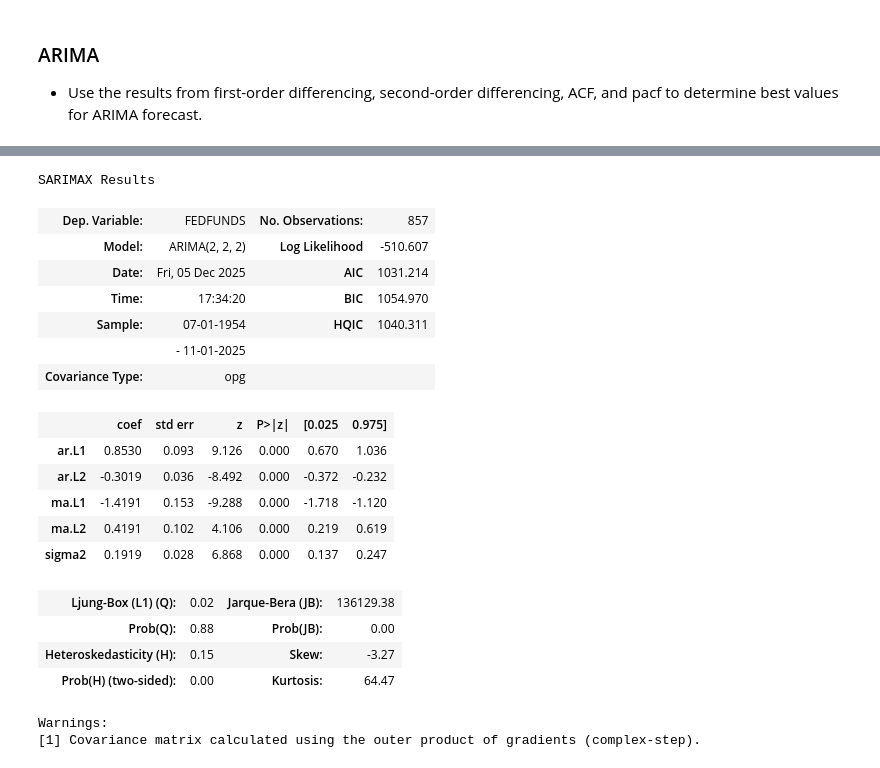
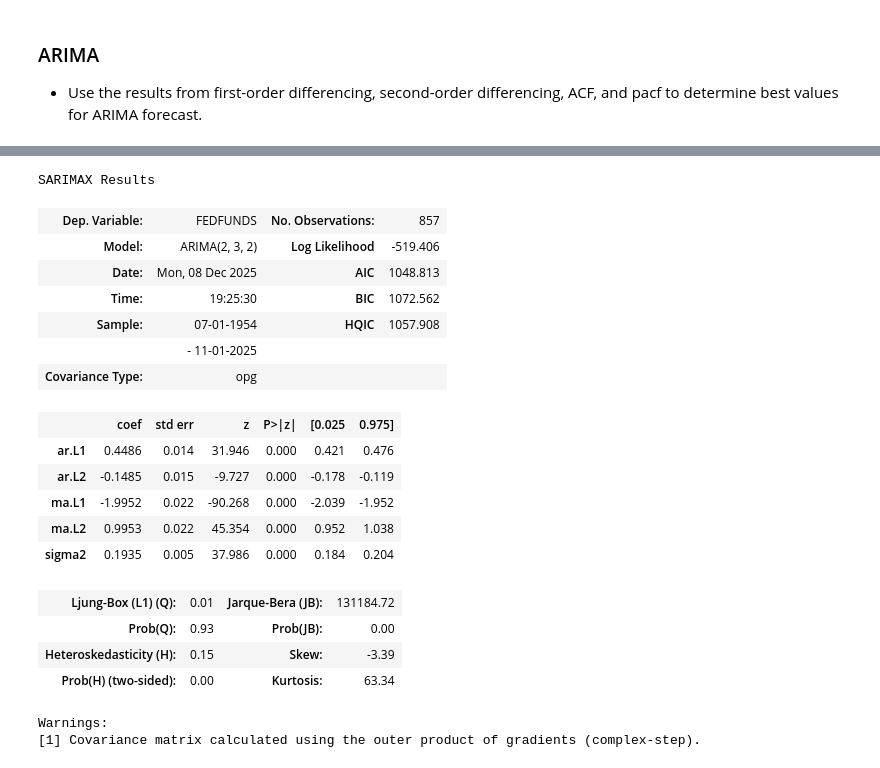
Before and after one commit to nickkats1/Fed-Funds-Forecast, a Jupyter notebook: notebooks/_arima.ipynb, the cells around one changed output, grey strips where cells are left out. Drawn from its saved outputs; the diff is of its cells as text; code cells hidden in the pictures.

```diff
--- a/notebooks/_arima.ipynb
+++ b/notebooks/_arima.ipynb
@@ -211,29 +216,29 @@ SARIMAX Results
 Warnings:
 [1] Covariance matrix calculated using the outer product of gradients (complex-step).
 # %%
-# ARIMA Order(2,2,2)
-results = ARIMA(data,order=(2,2,2))
+# ARIMA Order(1,3,2)
+results = ARIMA(data,order=(2,3,2))
 results_fitted = results.fit()
 results_fitted.summary()
 # %% [output]
 SARIMAX Results
 | Dep. Variable: | FEDFUNDS | No. Observations: | 857 |
-| Model: | ARIMA(2, 2, 2) | Log Likelihood | -510.607 |
-| Date: | Fri, 05 Dec 2025 | AIC | 1031.214 |
-| Time: | 17:34:20 | BIC | 1054.970 |
-| Sample: | 07-01-1954 | HQIC | 1040.311 |
+| Model: | ARIMA(2, 3, 2) | Log Likelihood | -519.406 |
+| Date: | Mon, 08 Dec 2025 | AIC | 1048.813 |
+| Time: | 19:25:30 | BIC | 1072.562 |
+| Sample: | 07-01-1954 | HQIC | 1057.908 |
 |  | - 11-01-2025 |  |  |
 | Covariance Type: | opg |  |  |
 |  | coef | std err | z | P>|z| | [0.025 | 0.975] |
-| ar.L1 | 0.8530 | 0.093 | 9.126 | 0.000 | 0.670 | 1.036 |
-| ar.L2 | -0.3019 | 0.036 | -8.492 | 0.000 | -0.372 | -0.232 |
-| ma.L1 | -1.4191 | 0.153 | -9.288 | 0.000 | -1.718 | -1.120 |
-| ma.L2 | 0.4191 | 0.102 | 4.106 | 0.000 | 0.219 | 0.619 |
-| sigma2 | 0.1919 | 0.028 | 6.868 | 0.000 | 0.137 | 0.247 |
+| ar.L1 | 0.4486 | 0.014 | 31.946 | 0.000 | 0.421 | 0.476 |
+| ar.L2 | -0.1485 | 0.015 | -9.727 | 0.000 | -0.178 | -0.119 |
+| ma.L1 | -1.9952 | 0.022 | -90.268 | 0.000 | -2.039 | -1.952 |
+| ma.L2 | 0.9953 | 0.022 | 45.354 | 0.000 | 0.952 | 1.038 |
+| sigma2 | 0.1935 | 0.005 | 37.986 | 0.000 | 0.184 | 0.204 |
-| Ljung-Box (L1) (Q): | 0.02 | Jarque-Bera (JB): | 136129.38 |
-| Prob(Q): | 0.88 | Prob(JB): | 0.00 |
-| Heteroskedasticity (H): | 0.15 | Skew: | -3.27 |
-| Prob(H) (two-sided): | 0.00 | Kurtosis: | 64.47 |
+| Ljung-Box (L1) (Q): | 0.01 | Jarque-Bera (JB): | 131184.72 |
+| Prob(Q): | 0.93 | Prob(JB): | 0.00 |
+| Heteroskedasticity (H): | 0.15 | Skew: | -3.39 |
+| Prob(H) (two-sided): | 0.00 | Kurtosis: | 63.34 |
 Warnings:
 [1] Covariance matrix calculated using the outer product of gradients (complex-step).
 # %%
```
Also changed, not shown: parts of 14 cells of this notebook, 17 other files.
